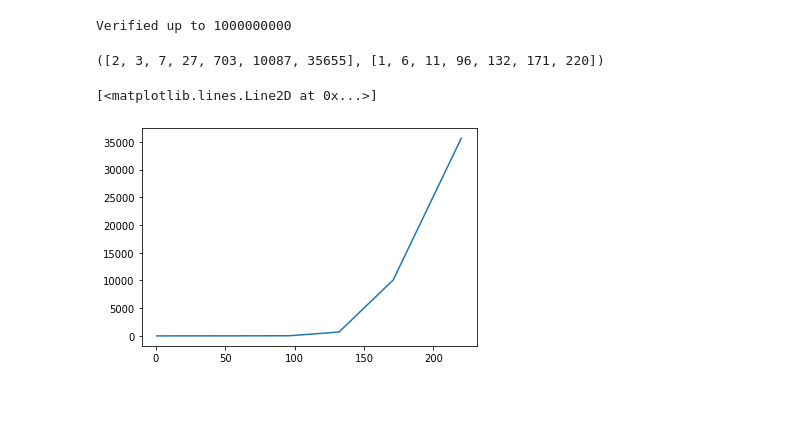
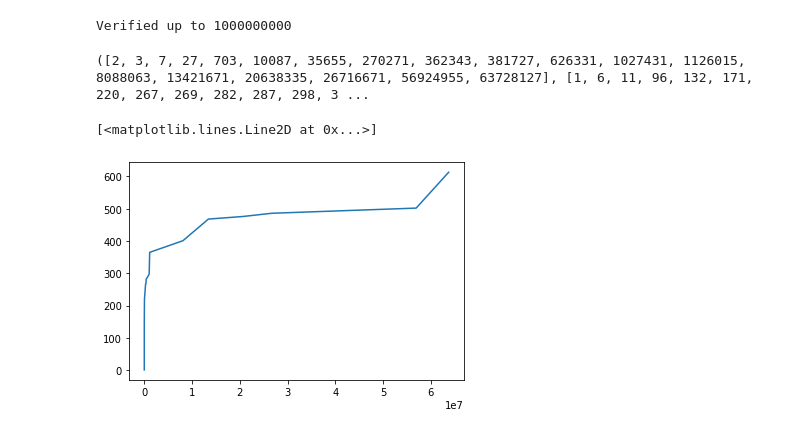
Before and after one commit to gencross/CollatzGroup3, a Jupyter notebook: MilesCollatzNotebook.ipynb, the cells around one changed output. Saved outputs shown, nothing was run; the diff lists cells and outputs as text; code cells hidden in the pictures; blank space fills up the shorter version.

```diff
--- a/MilesCollatzNotebook.ipynb
+++ b/MilesCollatzNotebook.ipynb
@@ -115,14 +115,14 @@ def best_sigmas(n):
       int_list.append(i)
       sigma_list.append(sig_i)
   return int_list,sigma_list
-# %%
-best_sigmas(10**5)
-# %% [output]
-([2, 3, 7, 27, 703, 10087, 35655], [1, 6, 11, 96, 132, 171, 220])
+# %%
+best_sigmas_list = best_sigmas(10**8)
+print(best_sigmas_list)
+# %% [output]
+([2, 3, 7, 27, 703, 10087, 35655, 270271, 362343, 381727, 626331, 1027431, 1126015, 8088063, 13421671, 20638335, 26716671, 56924955, 63728127], [1, 6, 11, 96, 132, 171, 220, 267, 269, 282, 287, 298, 3 ...
 # %%
 import matplotlib.pyplot as plt
-my_list = best_sigmas(10**5)
-plt.plot(my_list[1],my_list[0])
+plt.plot(best_sigmas_list[0],best_sigmas_list[1])
 # %% [output]
 [<matplotlib.lines.Line2D at 0x...>]
-[figure, old version]
+[figure, new version]
```
Also changed, not shown: parts of 14 cells of this notebook.
